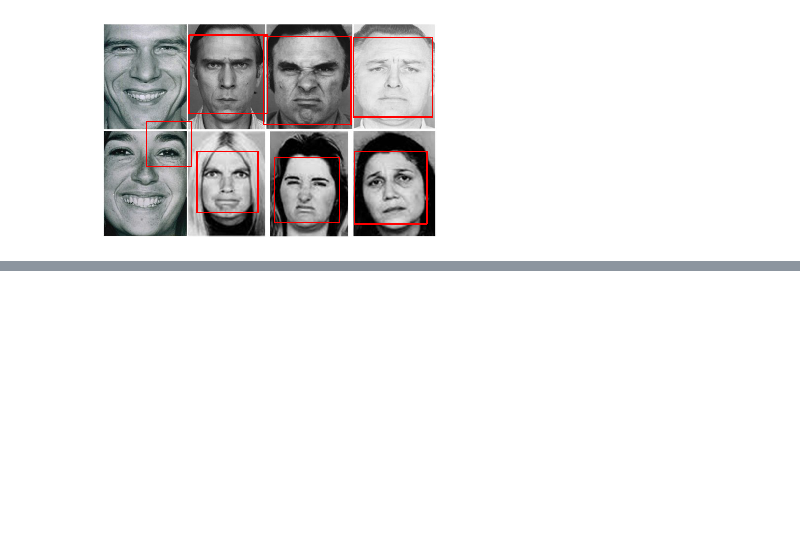
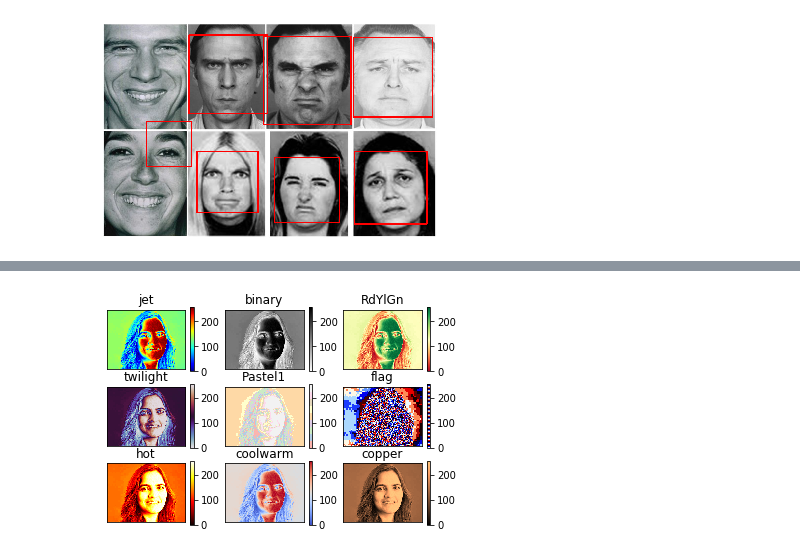
Before and after one commit to SubhabrataOreo/Face-Recognision, a Jupyter notebook: Face_Recog.ipynb, the cells around one changed output, grey strips where cells are left out. Cells and saved outputs as stored; diff of their text form; code cells hidden in the pictures; blank space fills up the shorter version.

```diff
--- a/Face_Recog.ipynb
+++ b/Face_Recog.ipynb
@@ -163,0 +175,9 @@ for (x,y,w,h) in faces:
+# %%
+cmaps_crazy=['jet','binary','RdYlGn','twilight','Pastel1','flag','hot','coolwarm','copper']
+for i in range(9):
+    plt.subplot(3,3,i+1),plt.imshow(image_gr,cmap=cmaps_crazy[i])
+    plt.title(cmaps_crazy[i])
+    plt.colorbar()
+    plt.xticks([]),plt.yticks([])
+# %% [output]
+[figure, added]
```
Also changed, not shown: parts of 2 cells of this notebook.
